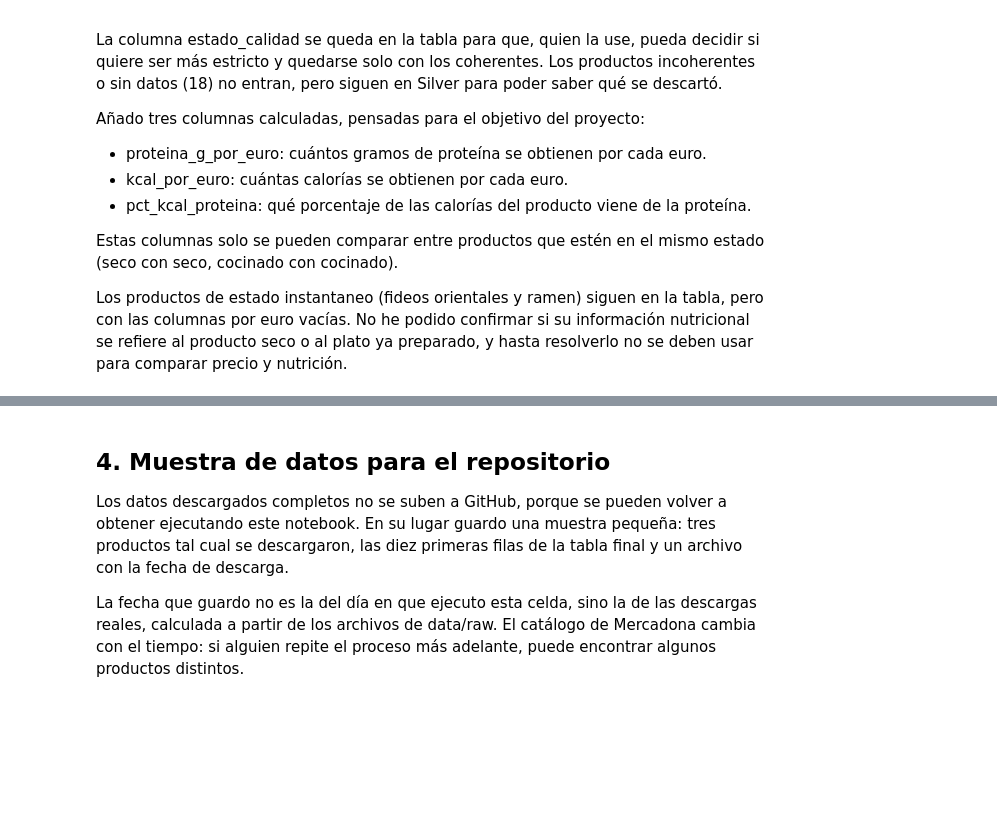
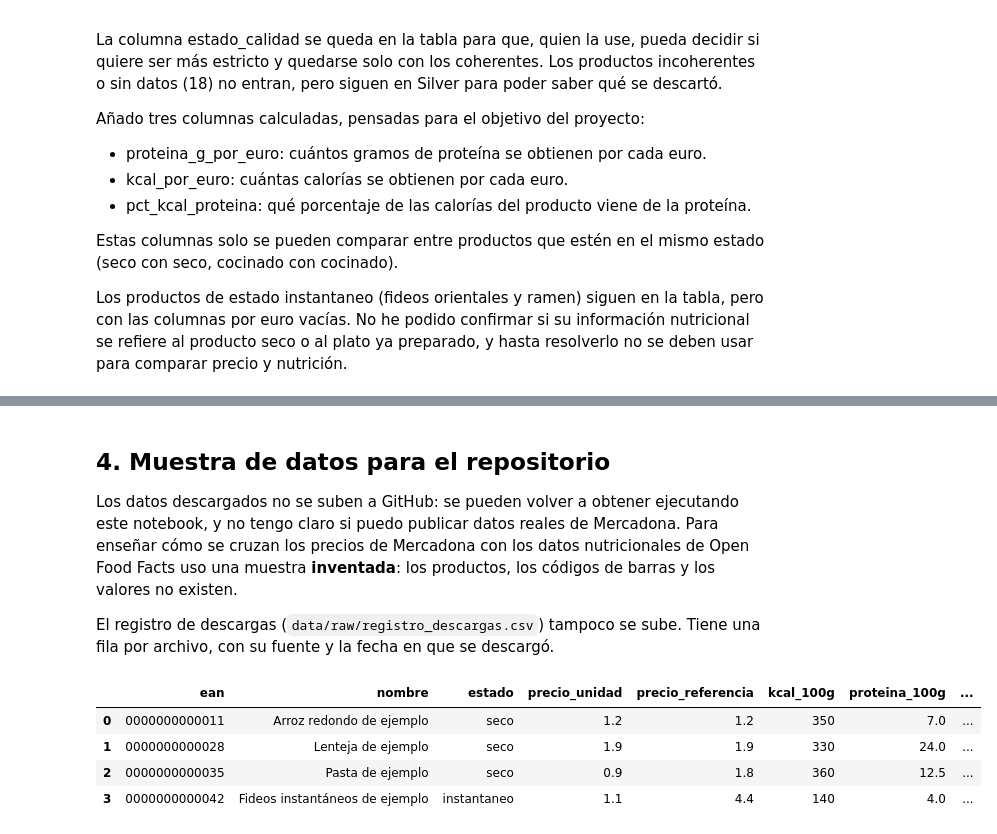
Before and after one commit to aroabm12/TFM-AROA-BARBERAN, a Jupyter notebook: pipeline_bronze_silver_gold.ipynb, the cells around one changed output, grey strips where cells are left out. Cells and saved outputs as stored; diff of their text form; code cells hidden in the pictures; blank space fills up the shorter version.

Commit message:
Registro de descargas y muestra inventada en data/sample

```diff
--- a/pipeline_bronze_silver_gold.ipynb
+++ b/pipeline_bronze_silver_gold.ipynb
@@ -522,25 +563,37 @@ Name: count, dtype: int64
 # %% [markdown]
 ## 4. Muestra de datos para el repositorio
 
-Los datos descargados completos no se suben a GitHub, porque se pueden volver a obtener ejecutando este notebook. En su lugar guardo una muestra pequeña: tres productos tal cual se descargaron, las diez primeras filas de la tabla final y un archivo con la fecha de descarga.
+Los datos descargados no se suben a GitHub: se pueden volver a obtener ejecutando este notebook, y no tengo claro si puedo publicar datos reales de Mercadona. Para enseñar cómo se cruzan los precios de Mercadona con los datos nutricionales de Open Food Facts uso una muestra **inventada**: los productos, los códigos de barras y los valores no existen.
 
-La fecha que guardo no es la del día en que ejecuto esta celda, sino la de las descargas reales, calculada a partir de los archivos de data/raw. El catálogo de Mercadona cambia con el tiempo: si alguien repite el proceso más adelante, puede encontrar algunos productos distintos.
+El registro de descargas (`data/raw/registro_descargas.csv`) tampoco se sube. Tiene una fila por archivo, con su fuente y la fecha en que se descargó.
 # %%
-muestra = bronze[bronze["off_encontrado"]].drop_duplicates("product_id").head(3)
+# Muestra INVENTADA para enseñar el cruce de precios y nutrición sin publicar datos reales de Mercadona.
+# Los productos, los códigos de barras y los valores no existen.
+mercadona_demo = pd.DataFrame({
+    "ean": ["0000000000011", "0000000000028", "0000000000035", "0000000000042"],
+    "nombre": ["Arroz redondo de ejemplo", "Lenteja de ejemplo", "Pasta de ejemplo", "Fideos instantáneos de ejemplo"],
+    "estado": ["seco", "seco", "seco", "instantaneo"],
+    "precio_unidad": [1.20, 1.90, 0.90, 1.10],
+    "precio_referencia": [1.20, 1.90, 1.80, 4.40],   # euros por kilo
+})
+off_demo = pd.DataFrame({
+    "ean": ["0000000000011", "0000000000028", "0000000000035", "0000000000042"],
+    "kcal_100g": [350, 330, 360, 140],
+    "proteina_100g": [7.0, 24.0, 12.5, 4.0],
+})
 
-os.makedirs("data/sample/raw/mercadona/products", exist_ok=True)
-os.makedirs("data/sample/raw/openfoodfacts", exist_ok=True)
+# El cruce se hace por código de barras, igual que con los datos reales
+cruce = mercadona_demo.merge(off_demo, on="ean", how="inner")
+cruce["proteina_g_por_euro"] = (cruce["proteina_100g"] * 10 / cruce["precio_referencia"]).round(1)
+# Los instantáneos no entran en la comparación por euro
+cruce.loc[cruce["estado"] == "instantaneo", "proteina_g_por_euro"] = np.nan
 
-# copy2 conserva la fecha original del archivo
-for _, fila in muestra.iterrows():
-    shutil.copy2(f"data/raw/mercadona/products/{fila['product_id']}.json",
-                 "data/sample/raw/mercadona/products/")
-    shutil.copy2(f"data/raw/openfoodfacts/{fila['ean']}.json",
-                 "data/sample/raw/openfoodfacts/")
-
-gold.head(10).to_csv("data/sample/gold_muestra.csv", index=False)
-
-# Fecha real de las descargas (no la de hoy)
-fechas = pd.concat([silver["fecha_descarga_mercadona"], silver["fecha_descarga_off"]]).dropna()
-with open("data/sample/fecha_descarga.txt", "w") as f:
-    f.write(f"Descargas realizadas entre {fechas.min()} y {fechas.max()} (fecha de cada archivo en data/raw)\n")
+os.makedirs("data/sample", exist_ok=True)
+cruce.to_csv("data/sample/cruce_ejemplo_inventado.csv", index=False)
+cruce
+# %% [output]
+|  | ean | nombre | estado | precio_unidad | precio_referencia | kcal_100g | proteina_100g | ... |
+| 0 | 0000000000011 | Arroz redondo de ejemplo | seco | 1.2 | 1.2 | 350 | 7.0 | ... |
+| 1 | 0000000000028 | Lenteja de ejemplo | seco | 1.9 | 1.9 | 330 | 24.0 | ... |
+| 2 | 0000000000035 | Pasta de ejemplo | seco | 0.9 | 1.8 | 360 | 12.5 | ... |
+| 3 | 0000000000042 | Fideos instantáneos de ejemplo | instantaneo | 1.1 | 4.4 | 140 | 4.0 | ... |
```
Also changed, not shown: parts of 4 cells of this notebook, 12 other files.
